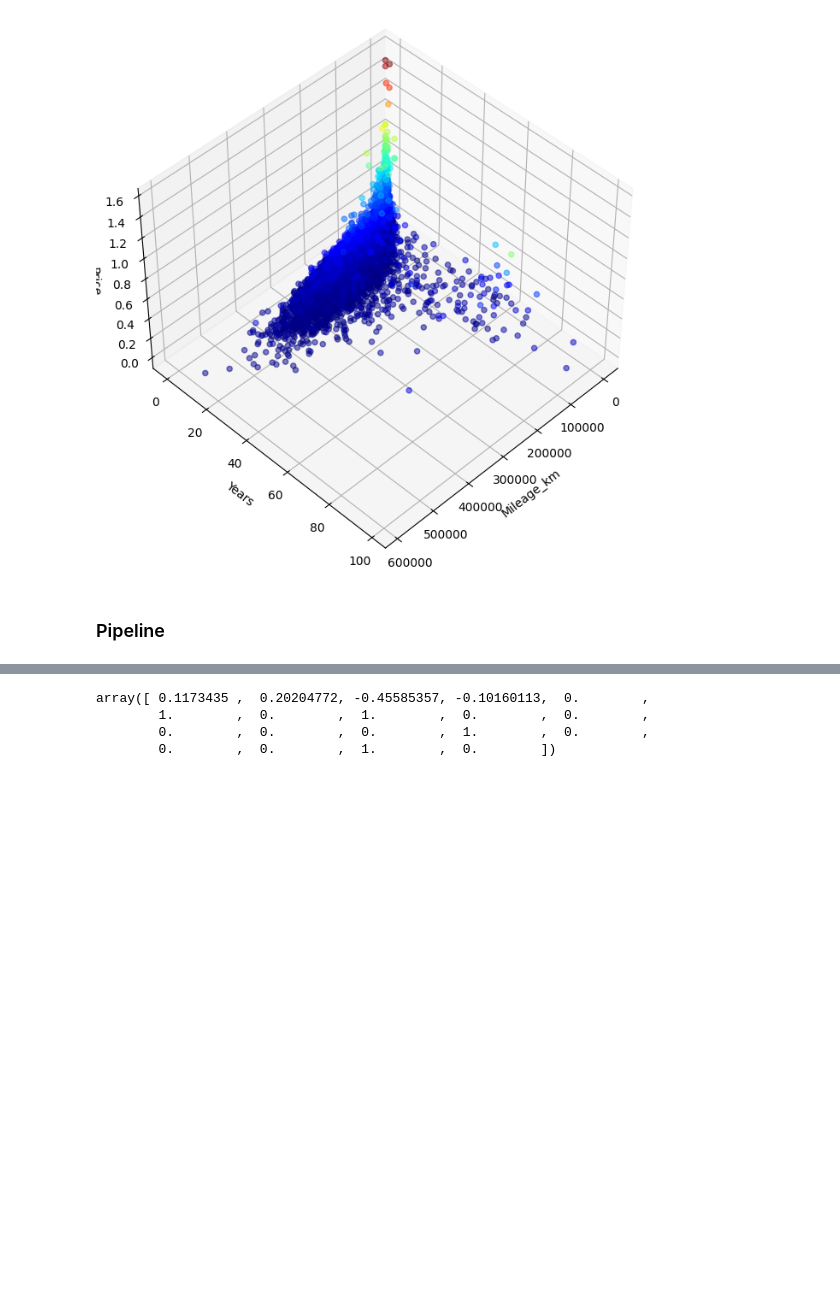
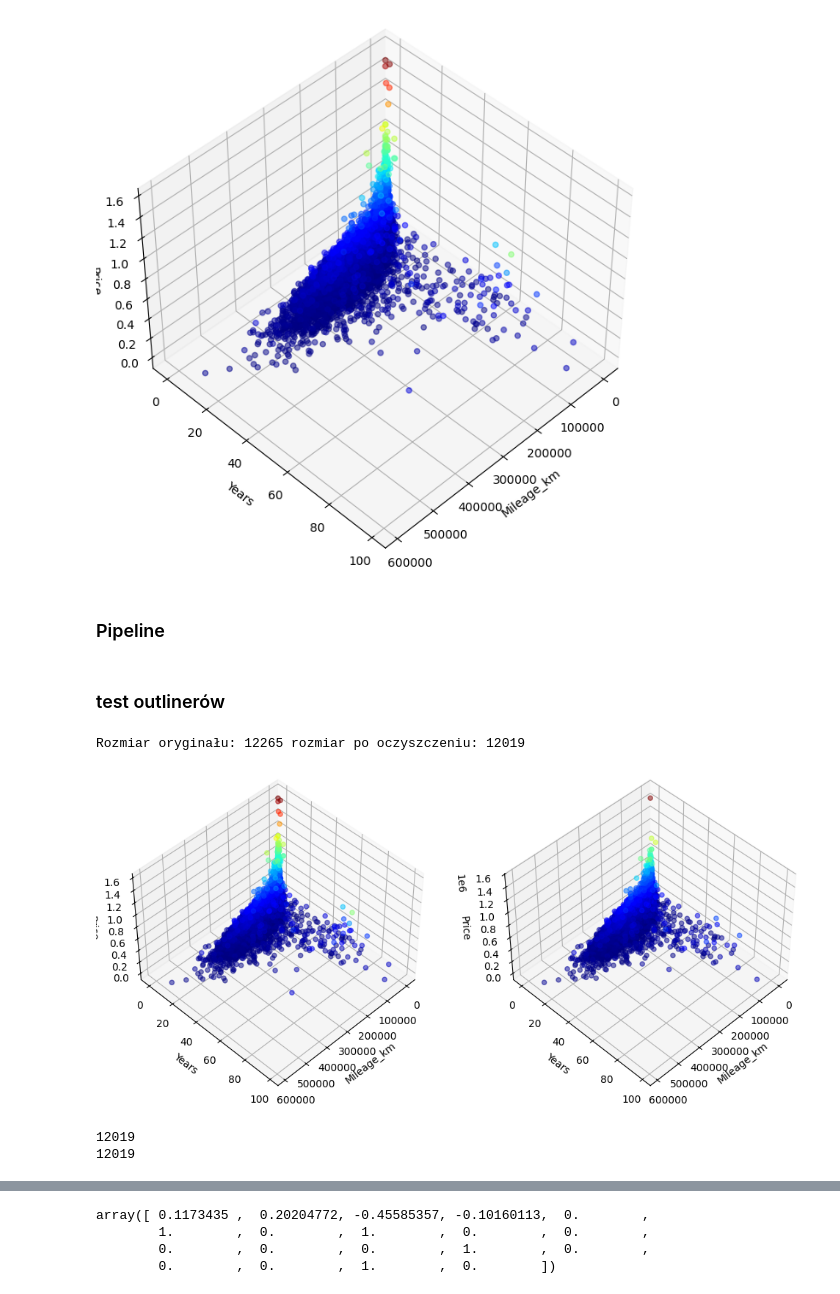
Before and after one commit to karrola/komis, a Jupyter notebook: modeling.ipynb, the cells around one changed output, grey strips where cells are left out. Drawn from its saved outputs; the diff is of its cells as text; code cells hidden in the pictures; blank space fills up the shorter version.

```diff
--- a/modeling.ipynb
+++ b/modeling.ipynb
@@ -52,9 +52,9 @@ array([[<Axes: title={'center': 'Index'}>,
 # %%
 from sklearn.model_selection import train_test_split
 
-train_set, test_set = train_test_split(cars, test_size=0.15 , random_state=0)
-labels = train_set['Price']
-test_labels = test_set['Price']
+train_set_df, test_set_df = train_test_split(cars, test_size=0.15 , random_state=0)
+labels = train_set_df['Price']
+test_labels = test_set_df['Price']
 
 #train_set = train_set.drop(columns=['Price'])
 #test_set = test_set.drop(columns=['Price'])
@@ -266,0 +267,65 @@ test_set = final_pipeline.fit_transform(test_set)
+# %% [markdown]
+### test outlinerów
+# %%
+from sklearn.ensemble import IsolationForest
+
+iso = IsolationForest(
+    n_estimators=100,
+    max_samples='auto',
+    contamination=0.02,
+    random_state=42
+)
+
+iso.fit(train_set)
+is_outliner = iso.predict(train_set)
+
+
+#-----------------------
+fig, axes = plt.subplots(
+    1, 2,
+    figsize=(12, 8),
+    subplot_kw={'projection': '3d'}
+)
+
+ax1, ax2 = axes
+
+tmp_df = train_set_df[['Price', 'Production_year', 'Mileage_km', 'Condition', 'Power_HP', 'CO2_emissions', 'Currency']].copy()
+tmp_df['Years'] = 2021 - tmp_df['Production_year']
+
+tmp_df['is_outlier'] = is_outliner == -1
+tmp_df_clean = tmp_df[~tmp_df['is_outlier']].drop(columns='is_outlier').reset_index(drop=True)
+print("Rozmiar oryginału:", len(tmp_df), "rozmiar po oczyszczeniu:", len(tmp_df_clean))
+
+lin = np.linspace(start=0, stop=tmp_df['Mileage_km'].max(), num=200)
+indexes = (lin[:-1] + lin[1:]) / 2
+tmp_df['mileage_group'] = pd.cut(tmp_df['Mileage_km'], bins=lin)
+ax1.scatter(tmp_df['Mileage_km'], tmp_df['Years'], tmp_df['Price'], alpha=0.5,
+             c=tmp_df['Price'], cmap='jet') #viridis, jet
+ax1.view_init(azim=45, elev=45)
+ax1.set_xlabel(xlabel='Mileage_km')
+ax1.set_ylabel(ylabel='Years')
+ax1.set_zlabel(zlabel='Price')
+
+#----------------------------
+
+lin = np.linspace(start=0, stop=tmp_df_clean['Mileage_km'].max(), num=200)
+indexes = (lin[:-1] + lin[1:]) / 2
+tmp_df_clean['mileage_group'] = pd.cut(tmp_df_clean['Mileage_km'], bins=lin)
+ax2.scatter(tmp_df_clean['Mileage_km'], tmp_df_clean['Years'], tmp_df_clean['Price'], alpha=0.5,
+             c=tmp_df_clean['Price'], cmap='jet') #viridis, jet
+ax2.view_init(azim=45, elev=45)
+ax2.set_xlabel(xlabel='Mileage_km')
+ax2.set_ylabel(ylabel='Years')
+ax2.set_zlabel(zlabel='Price')
+plt.show()
+# %% [output]
+Rozmiar oryginału: 12265 rozmiar po oczyszczeniu: 12019
+[figure, added]
+# %%
+train_set_clean = train_set[is_outliner == 1]
+labels_clean = labels[is_outliner == 1]
+print(len(train_set_clean))
+print(len(labels_clean))
+# %% [output]
+12019
+12019
```
Also changed, not shown: parts of 38 cells of this notebook.
